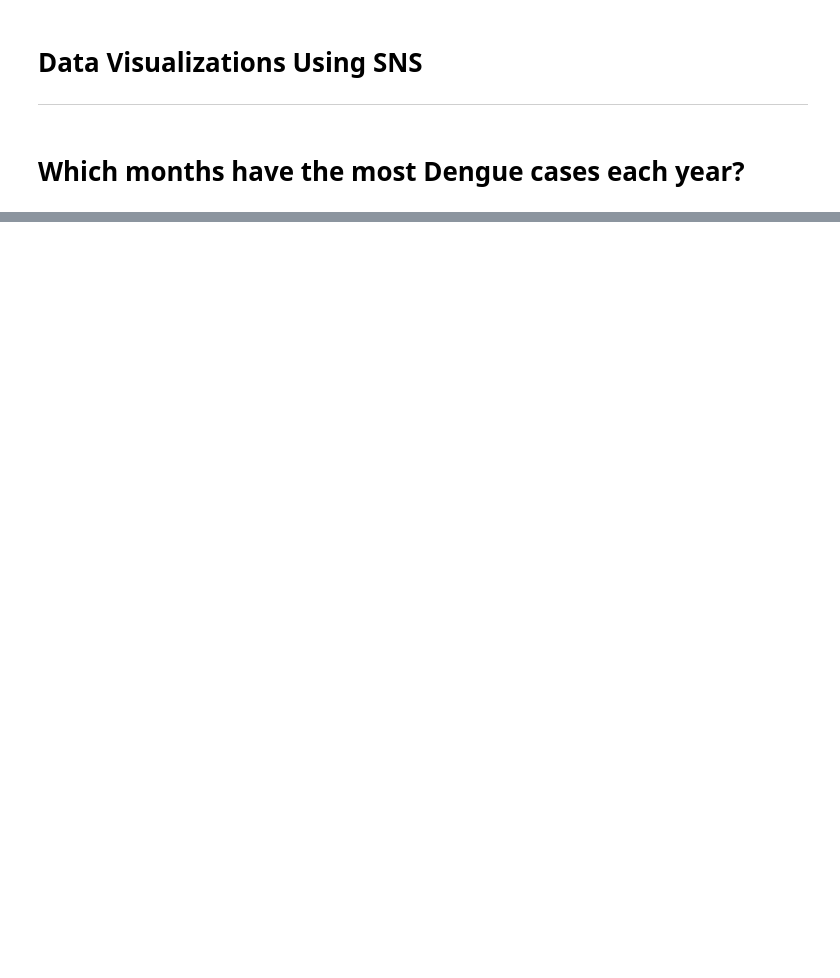
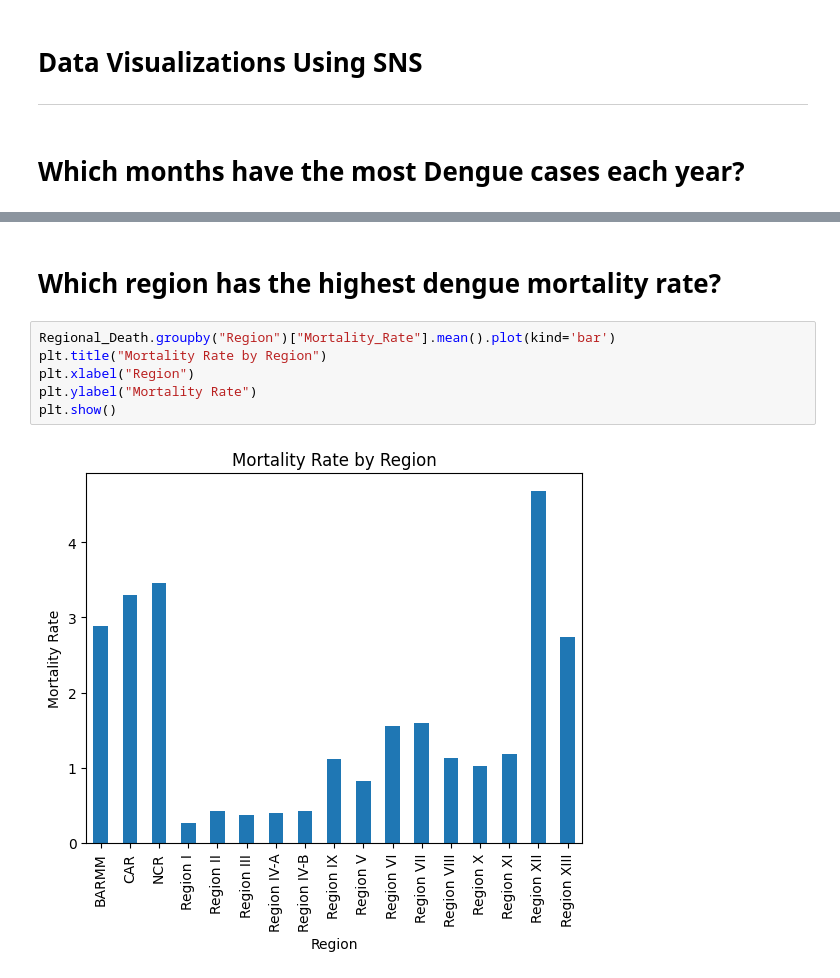
Before and after one commit to hypershesh/ELEC03_GAMBA_2B, a Jupyter notebook: PR3_PHDENGUE_ANALYSIS.ipynb, the cells around one changed output, grey strips where cells are left out. Cells and saved outputs as stored; diff of their text form; blank space fills up the shorter version.

```diff
--- a/PR3_PHDENGUE_ANALYSIS.ipynb
+++ b/PR3_PHDENGUE_ANALYSIS.ipynb
@@ -116,0 +147,10 @@ plt.show()
+# %% [markdown]
+# Which region has the highest dengue mortality rate?
+# %%
+Regional_Death.groupby("Region")["Mortality_Rate"].mean().plot(kind='bar')
+plt.title("Mortality Rate by Region")
+plt.xlabel("Region")
+plt.ylabel("Mortality Rate")
+plt.show()
+# %% [output]
+[figure, added]
```
Also changed, not shown: parts of 29 cells of this notebook.
